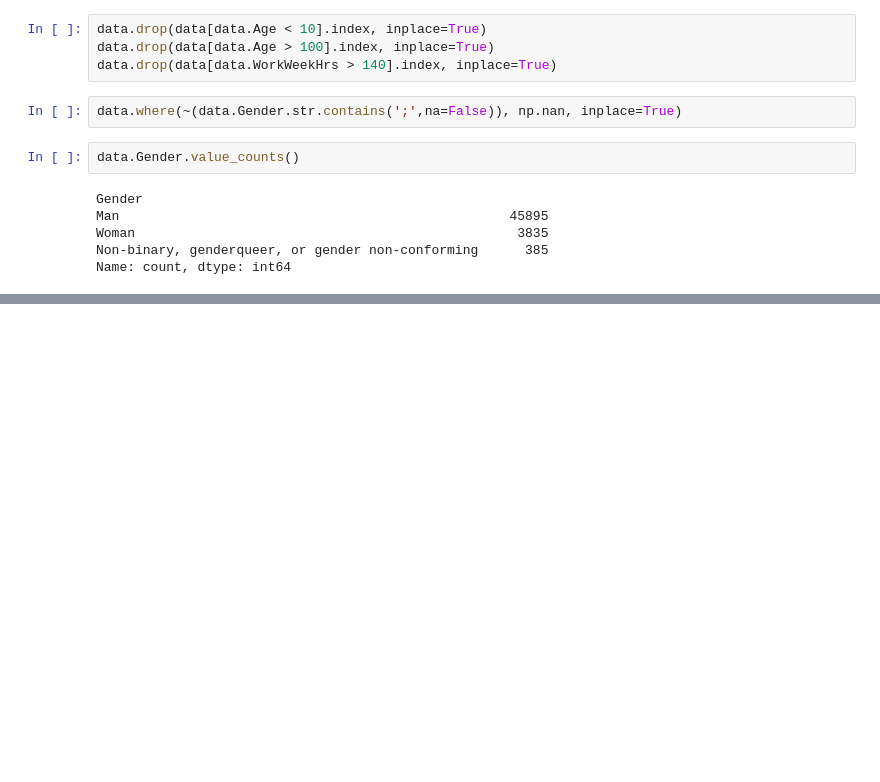
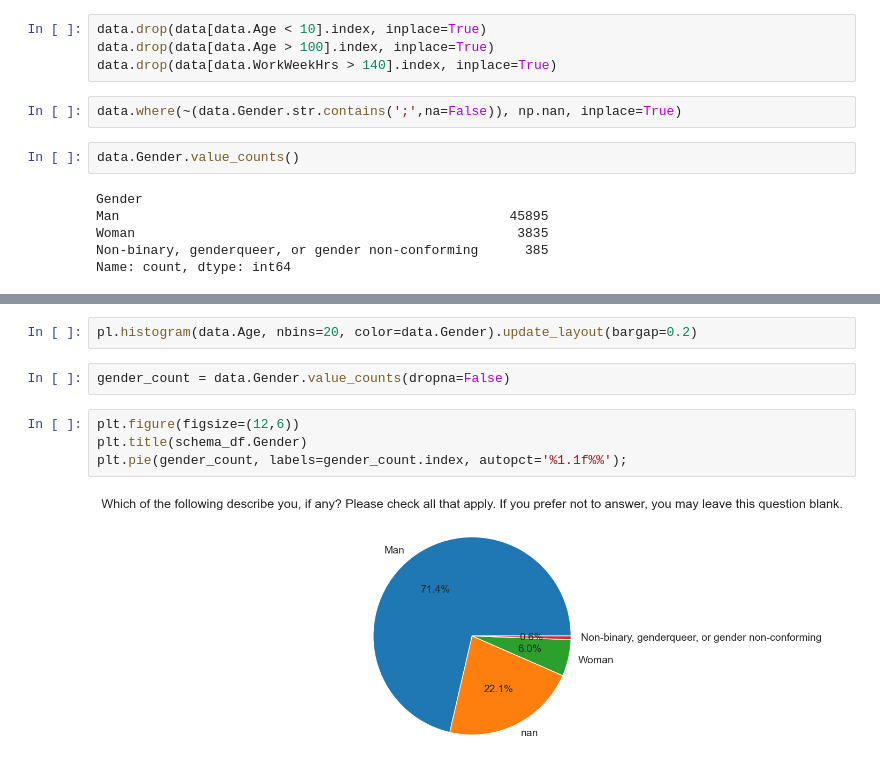
Before and after one commit to felipeyounan/stack-overflow-developer-survey-2020, a Jupyter notebook: main.ipynb, the cells around one changed output, grey strips where cells are left out. Saved outputs shown, nothing was run; the diff lists cells and outputs as text; blank space fills up the shorter version.

```diff
--- a/main.ipynb
+++ b/main.ipynb
@@ -159,0 +221,10 @@ data['WorkWeekHrs'] = data['WorkWeekHrs'].astype(int)
+# %%
+pl.histogram(data.Age, nbins=20, color=data.Gender).update_layout(bargap=0.2)
+# %%
+gender_count = data.Gender.value_counts(dropna=False)
+# %%
+plt.figure(figsize=(12,6))
+plt.title(schema_df.Gender)
+plt.pie(gender_count, labels=gender_count.index, autopct='%1.1f%%');
+# %% [output]
+[figure, added]
```
Also changed, not shown: parts of 10 cells of this notebook.
